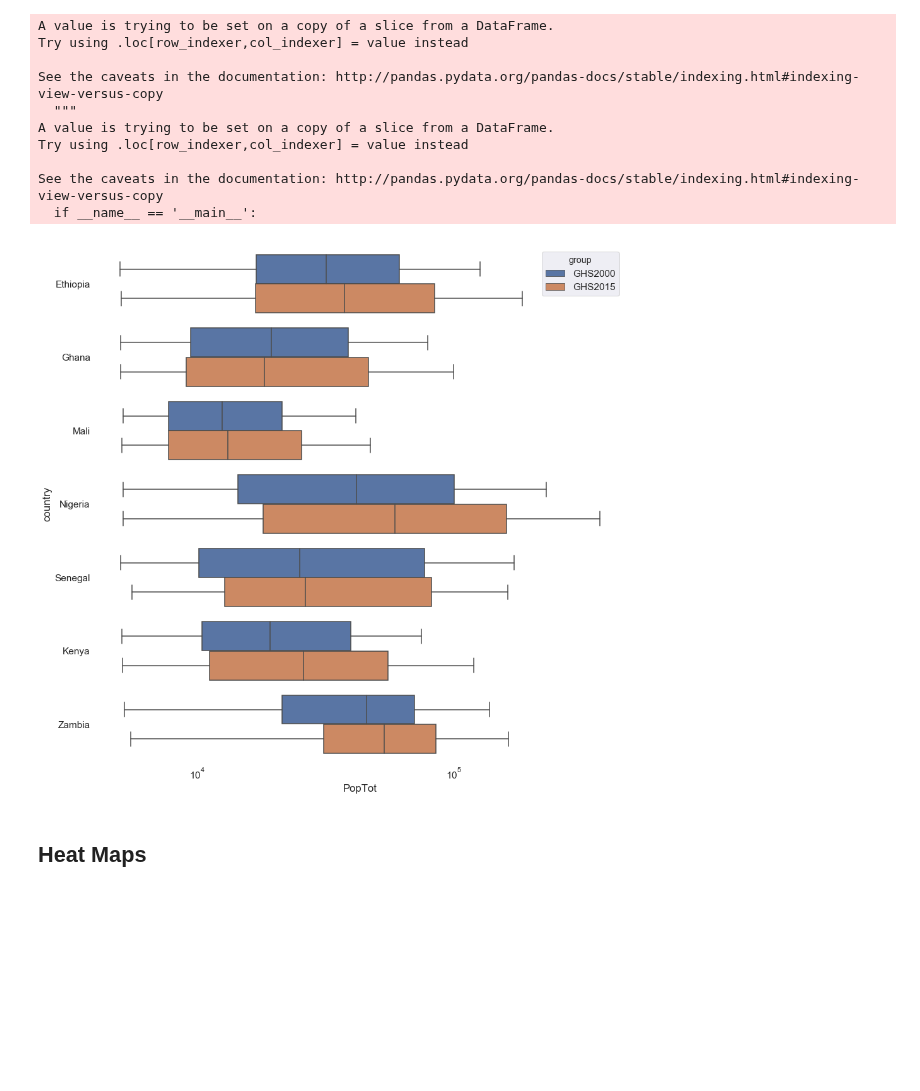
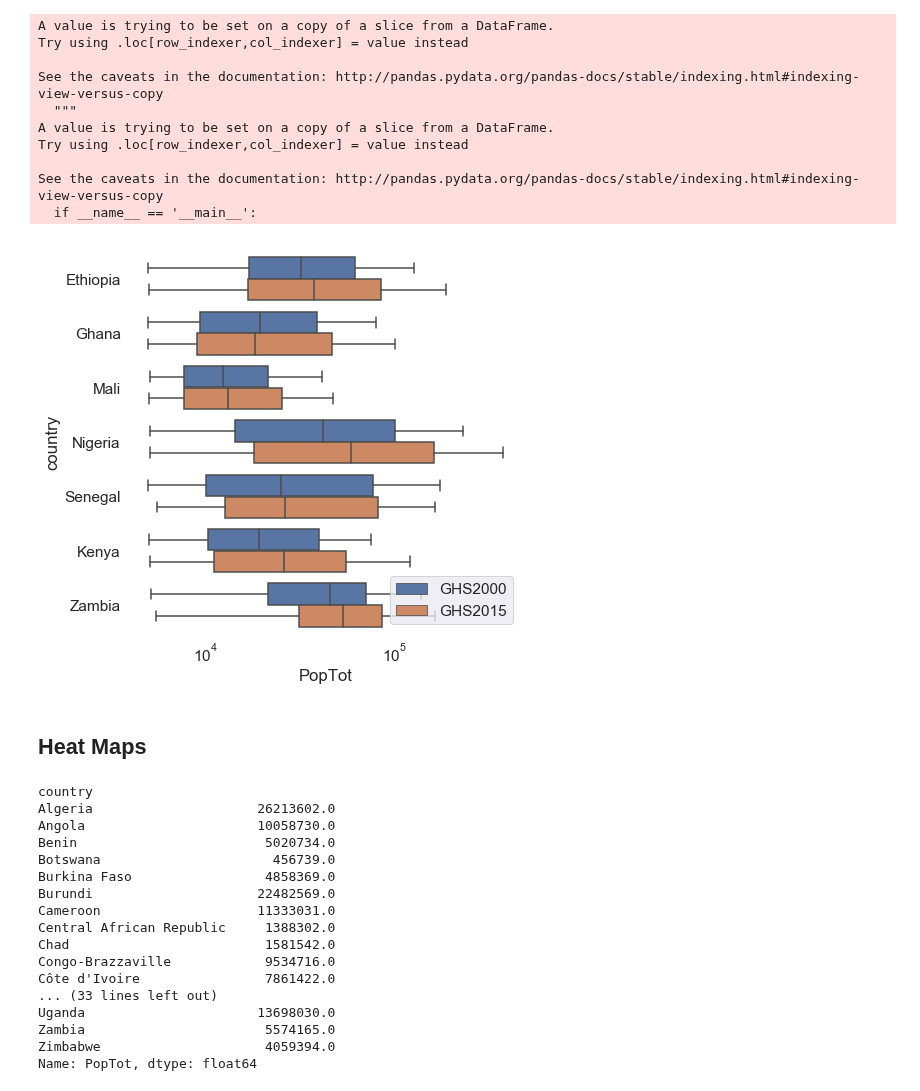
Before and after one commit to cascadet/AfricaUrbanPop, a Jupyter notebook: notebooks/jupyter/ERL_Figures.ipynb, the cells around one changed output. Saved outputs shown, nothing was run; the diff lists cells and outputs as text; code cells hidden in the pictures; blank space fills up the shorter version.

```diff
--- a/notebooks/jupyter/ERL_Figures.ipynb
+++ b/notebooks/jupyter/ERL_Figures.ipynb
@@ -1121,20 +1121,39 @@ See the caveats in the documentation: http://pandas.pydata.org/pandas-docs/stabl
 # %%
 plot_order = ['Arid 2000', 'Arid 2015', 'Semi-arid 2000', 'Semi-arid 2015',
               'Sub-humid 2000', 'Sub-humid 2015', 'Humid 2000', 'Humid 2015']
 
 sns.set(font_scale=1.4)
-fig = plt.figure(figsize=(15, 15))
+fig = plt.figure(figsize=(7, 7))
 
 ax = sns.boxplot(x = 'PopTot', y = 'country', hue = 'group', data = df, orient = 'h', dodge = True,
                 showfliers=False)
 #order = plot_order
 ax.set_facecolor('White')
+plt.legend(loc=4)
 #ax.get_legend().remove()
 
-
-
 plt.gca().set_xscale('log')
 # %% [output]
-[figure, old version]
+[figure, new version]
 # %% [markdown]
 ## Heat Maps
+# %%
+np.around(WP2015.groupby('country').PopTot.sum())
+# %% [output]
+country
+Algeria                     26213602.0
+Angola                      10058730.0
+Benin                        5020734.0
+Botswana                      456739.0
+Burkina Faso                 4858369.0
+Burundi                     22482569.0
+Cameroon                    11333031.0
+Central African Republic     1388302.0
+Chad                         1581542.0
+Congo-Brazzaville            9534716.0
+Côte d'Ivoire                7861422.0
+... (33 lines left out)
+Uganda                      13698030.0
+Zambia                       5574165.0
+Zimbabwe                     4059394.0
+Name: PopTot, dtype: float64
```
Also changed, not shown: parts of 1 cell of this notebook.
